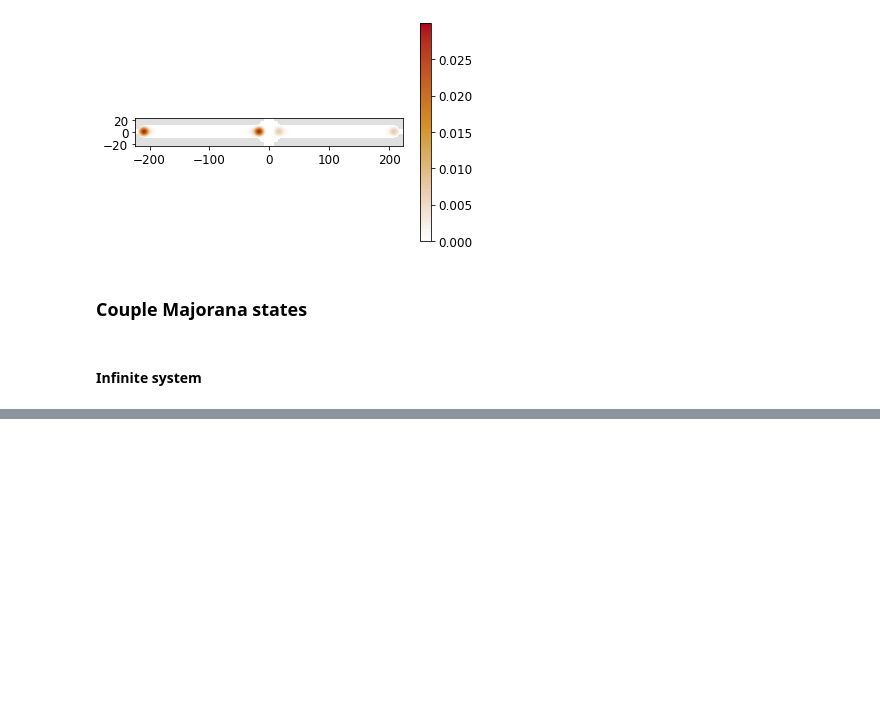
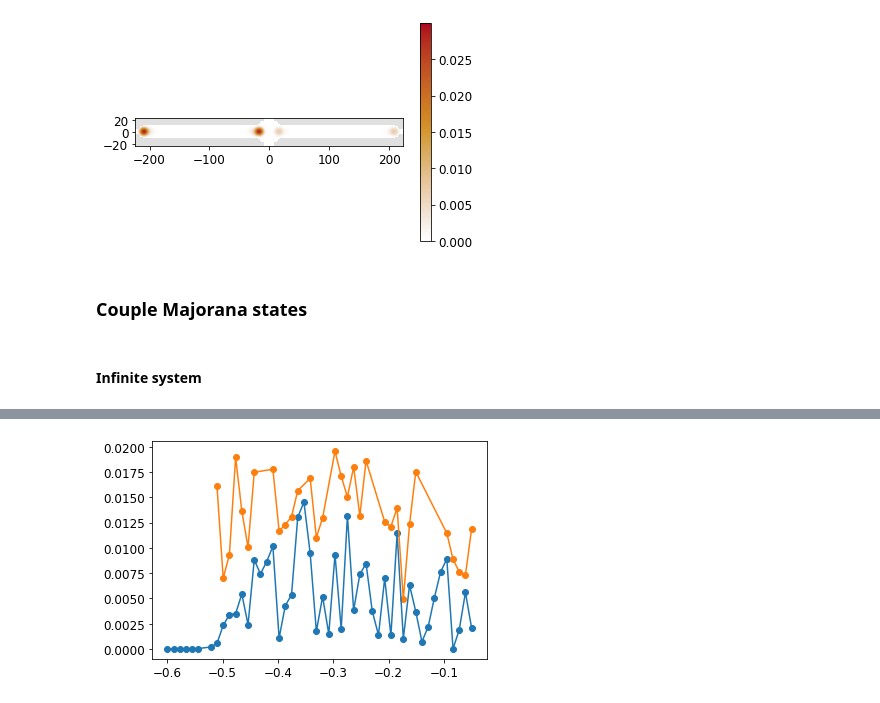
Before and after one commit to Satin21/Trijunction, a Jupyter notebook: analysis/boundstate.ipynb, the cells around one changed output, grey strips where cells are left out. Saved outputs shown, nothing was run; the diff lists cells and outputs as text; code cells hidden in the pictures; blank space fills up the shorter version.

```diff
--- a/analysis/boundstate.ipynb
+++ b/analysis/boundstate.ipynb
@@ -742,0 +977,4 @@ for i in range(2):
+# %%
+%%time
+args_db = db.from_sequence(args, npartitions=20)
+modified_result = args_db.map(modified_wrapper_mu).compute()
@@ -742,0 +984,8 @@ for i in range(2):
+# %%
+energies, non_zero_mus, states = extract_data_bound_states(data=modified_result, mus=mus)
+# %%
+for i in range(2):
+    plt.scatter(non_zero_mus[i], energies[i], label=str(i)+'-th bound state energy')
+    plt.plot(non_zero_mus[i], energies[i])
+# %% [output]
+[figure, added]
```
Also changed, not shown: parts of 55 cells of this notebook, 5 other files.
